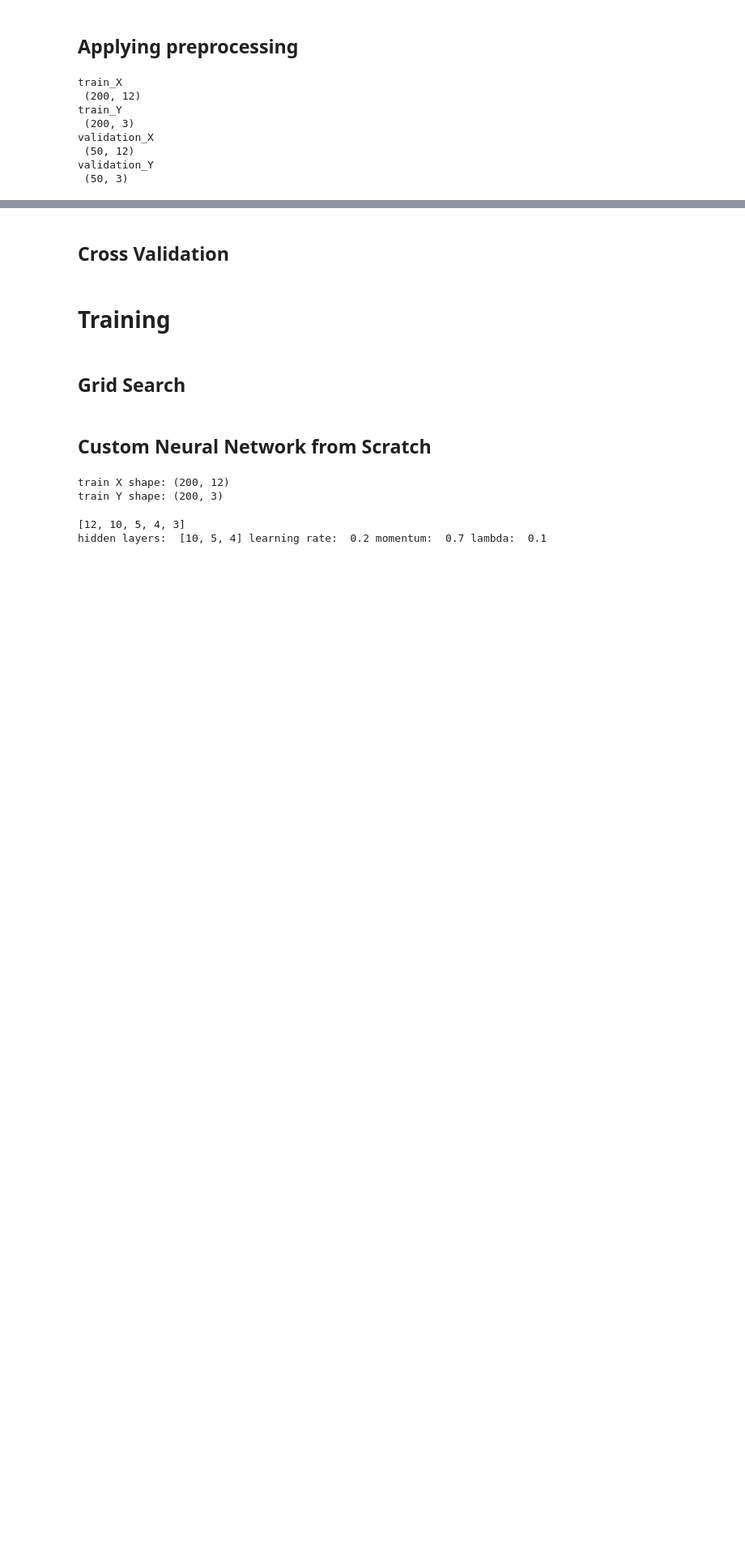
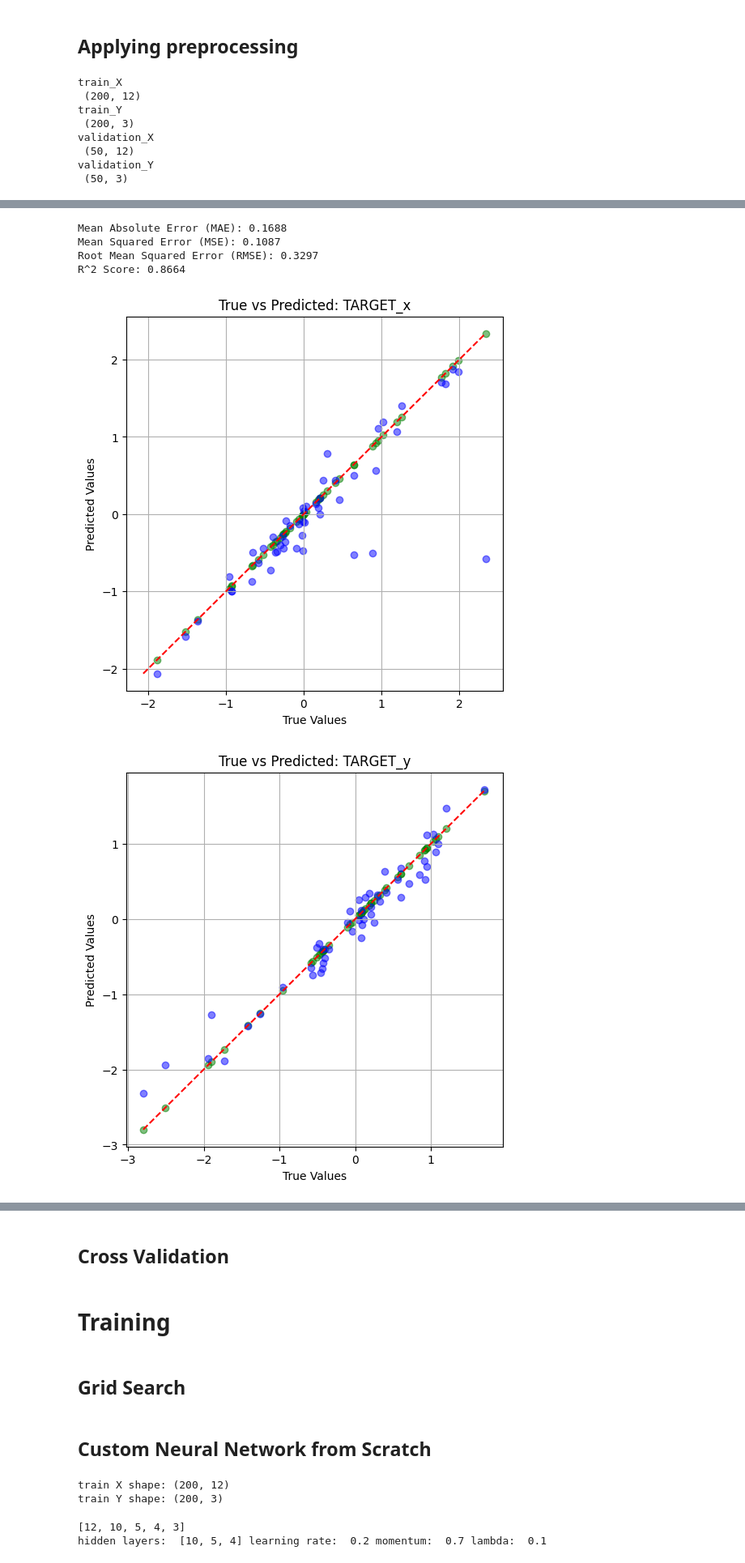
Before and after one commit to mary-alrayes/ml_project, a Jupyter notebook: ml_cup.ipynb, the cells around one changed output, grey strips where cells are left out. Shown at 81% size. Cells and saved outputs as stored; diff of their text form; code cells hidden in the pictures; blank space fills up the shorter version.

```diff
--- a/ml_cup.ipynb
+++ b/ml_cup.ipynb
@@ -303,9 +320,30 @@ def splitToFeaturesAndTarget(data, target_columns):
+# %%
+def normalize_zscore(data):
+    # Create a copy of the data to avoid modifying the original DataFrame
+    data_normalized = data.copy()
+
+    # Select only numeric columns
+    numeric_data = data_normalized.select_dtypes(include=['float64', 'int64'])
+    columns_to_normalize = numeric_data.columns
+
+    # Calculate means and standard deviations
+    means = numeric_data.mean(axis=0)
+    stds = numeric_data.std(axis=0)
+
+    # Avoid division by zero for constant columns
+    stds_replaced = stds.replace(0, 1)
+
+    # Apply Z-score normalization
+    data_normalized[columns_to_normalize] = (numeric_data - means) / stds_replaced
+
+    return data_normalized
 # %% [markdown]
 ## Applying preprocessing
 # %%
 def preprocessData(data, target_columns=['TARGET_x', 'TARGET_y', 'TARGET_z']):
     #remove the id column
     data = removeId(data)
+    data = normalize_zscore(data)
 
     #split the data to training and validation
     split_train_set, split_validation_set = splitData(data, target_columns, test_size=0.2, random_state=42)
@@ -361,0 +446,25 @@ print(f"validation_Y\n {validation_Y}")
+# %%
+from sklearn.neural_network import MLPRegressor
+from sklearn.metrics import mean_squared_error
+
+def neural_network_regression(x_train, y_train, x_test, y_test, hidden_layers, activation, solver, alpha):
+
+    model = MLPRegressor(hidden_layer_sizes=hidden_layers, activation=activation, solver=solver, alpha=alpha, nesterovs_momentum=True, batch_size=16, learning_rate='constant', learning_rate_init=0.01, momentum=0.85, max_iter=200, random_state=42, early_stopping=True)
+    model.fit(x_train, y_train)
+
+    y_pred = model.predict(x_test)
+
+    mse = mean_squared_error(y_test, y_pred)
+
+    customRegressionReport(y_test, y_pred, target_names=['TARGET_x', 'TARGET_y', 'TARGET_z'])
+
+    return y_pred, mse
+
+print("mse di nn regression con sklearn: ", neural_network_regression(train_X, train_Y, validation_X, validation_Y, hidden_layers=[40, 30], activation='relu', solver='sgd', alpha=0.01)[1])
+# %% [output]
+Mean Absolute Error (MAE): 0.1688
+Mean Squared Error (MSE): 0.1087
+Root Mean Squared Error (RMSE): 0.3297
+R^2 Score: 0.8664
+[figure, added]
+[figure, added]
```
Also changed, not shown: parts of 6 cells of this notebook, 4 other files.
